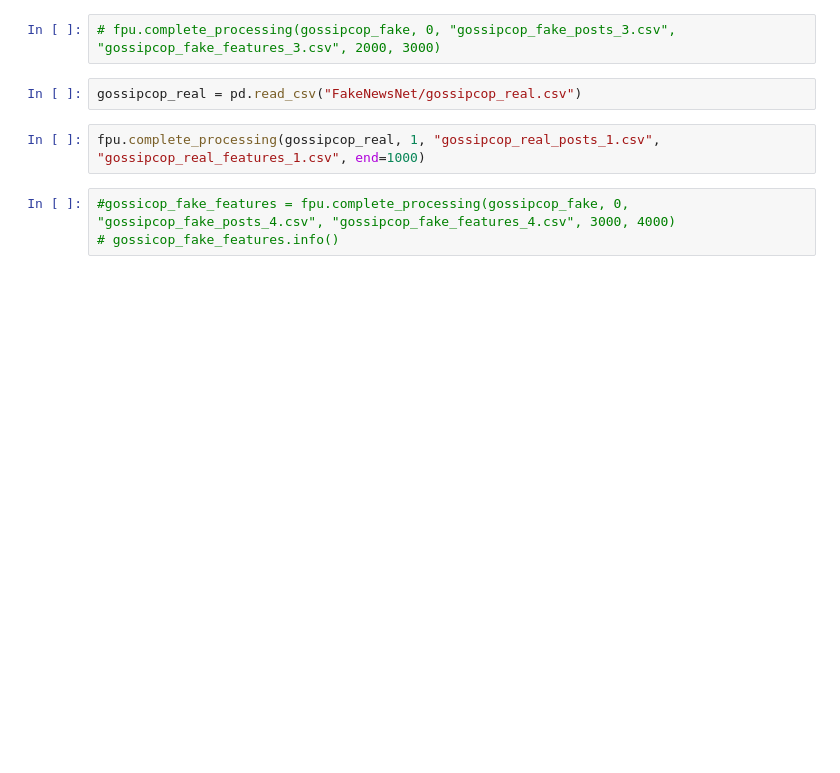
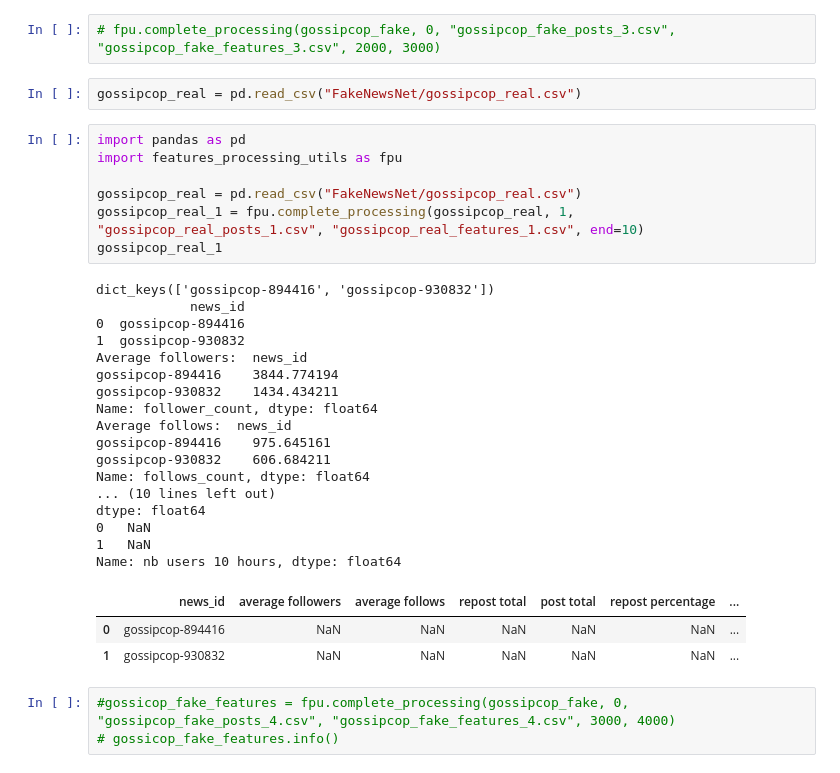
Before and after one commit to celdot/fake_news_bsky_detector, a Jupyter notebook: historical_features_pipeline.ipynb, the cells around one changed output. Saved outputs shown, nothing was run; the diff lists cells and outputs as text; blank space fills up the shorter version.

```diff
--- a/historical_features_pipeline.ipynb
+++ b/historical_features_pipeline.ipynb
@@ -128,8 +128,34 @@ memory usage: 166.5+ KB
 # fpu.complete_processing(gossipcop_fake, 0, "gossipcop_fake_posts_3.csv", "gossipcop_fake_features_3.csv", 2000, 3000)
 # %%
 gossipcop_real = pd.read_csv("FakeNewsNet/gossipcop_real.csv")
-# %%
-fpu.complete_processing(gossipcop_real, 1, "gossipcop_real_posts_1.csv", "gossipcop_real_features_1.csv", end=1000)
+# %%
+import pandas as pd
+import features_processing_utils as fpu
+
+gossipcop_real = pd.read_csv("FakeNewsNet/gossipcop_real.csv")
+gossipcop_real_1 = fpu.complete_processing(gossipcop_real, 1, "gossipcop_real_posts_1.csv", "gossipcop_real_features_1.csv", end=10)
+gossipcop_real_1
+# %% [output]
+dict_keys(['gossipcop-894416', 'gossipcop-930832'])
+            news_id
+0  gossipcop-894416
+1  gossipcop-930832
+Average followers:  news_id
+gossipcop-894416    3844.774194
+gossipcop-930832    1434.434211
+Name: follower_count, dtype: float64
+Average follows:  news_id
+gossipcop-894416    975.645161
+gossipcop-930832    606.684211
+Name: follows_count, dtype: float64
+... (10 lines left out)
+dtype: float64
+0   NaN
+1   NaN
+Name: nb users 10 hours, dtype: float64
+|  | news_id | average followers | average follows | repost total | post total | repost percentage | ... |
+| 0 | gossipcop-894416 | NaN | NaN | NaN | NaN | NaN | ... |
+| 1 | gossipcop-930832 | NaN | NaN | NaN | NaN | NaN | ... |
 # %%
 #gossicop_fake_features = fpu.complete_processing(gossipcop_fake, 0, "gossipcop_fake_posts_4.csv", "gossipcop_fake_features_4.csv", 3000, 4000)
 # gossicop_fake_features.info()
```
Also changed, not shown: parts of 2 cells of this notebook, 9 other files.
